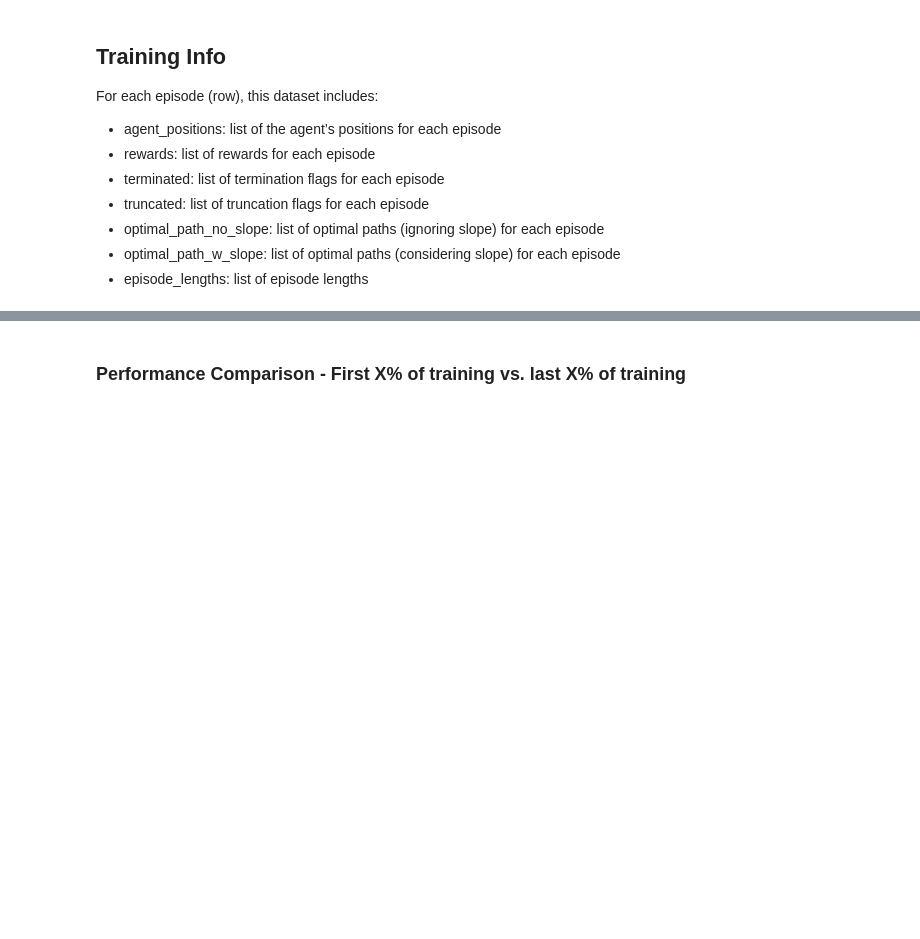
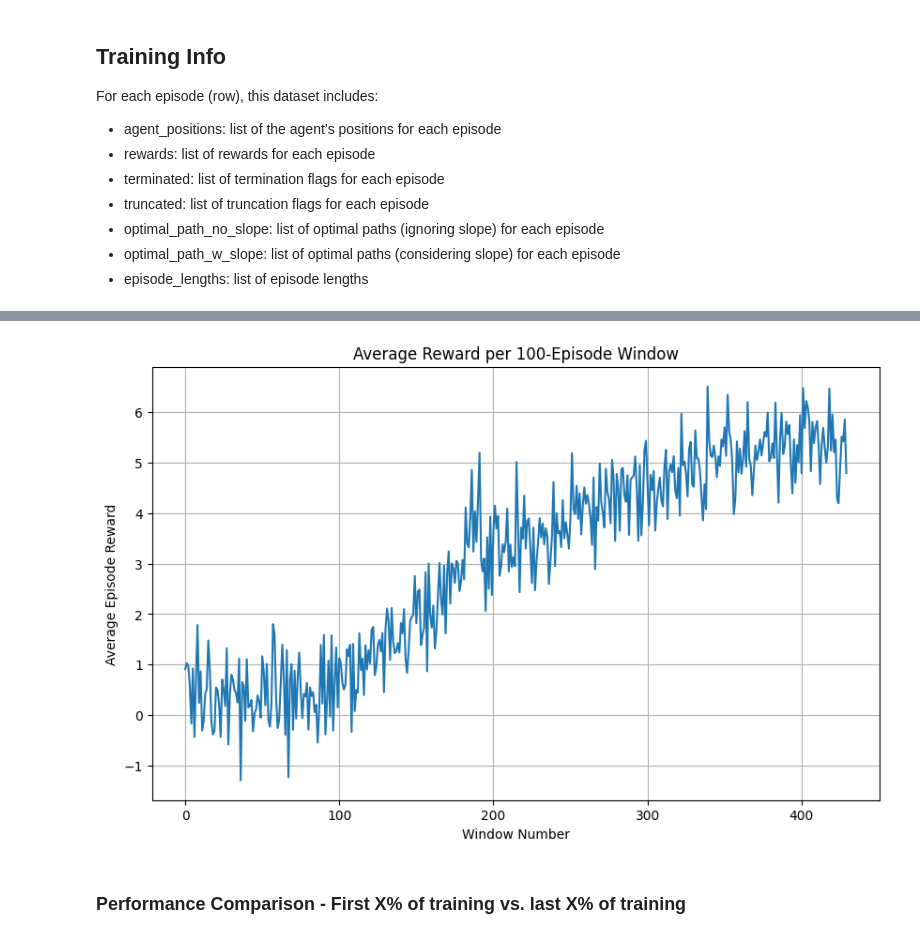
Before and after one commit to GianM0027/Rover-Trajectory-Finder, a Jupyter notebook: training_results.ipynb, the cells around one changed output, grey strips where cells are left out. Drawn from its saved outputs; the diff is of its cells as text; code cells hidden in the pictures; blank space fills up the shorter version.

Commit message:
Added average reward plot

```diff
--- a/training_results.ipynb
+++ b/training_results.ipynb
@@ -136,3 +136,27 @@ Optimal path algorithm failed to find a path in 311 out of 12001 episodes (2.59%
+# %%
+window_size = 100
+
+rewards = info_per_episode["rewards"]
+episode_rewards = []
+for episode in range(len(rewards)):
+    episode_reward = sum(rewards[episode])
+    episode_rewards.append(episode_reward)
+
+average_rewards = []
+for i in range(0, len(episode_rewards), window_size):
+    window = episode_rewards[i:i + window_size]
+    if window and len(window) == window_size:
+        average_rewards.append(np.mean(window))
+
+plt.figure(figsize=(10, 6))
+plt.plot(average_rewards)
+plt.title("Average Reward per 100-Episode Window")
+plt.xlabel("Window Number")
+plt.ylabel("Average Episode Reward")
+plt.grid(True)
+plt.show()
+# %% [output]
+[figure, added]
 # %% [markdown]
 ### Performance Comparison - First X% of training vs. last X% of training
 # %%
```
Also changed, not shown: parts of 7 cells of this notebook.
